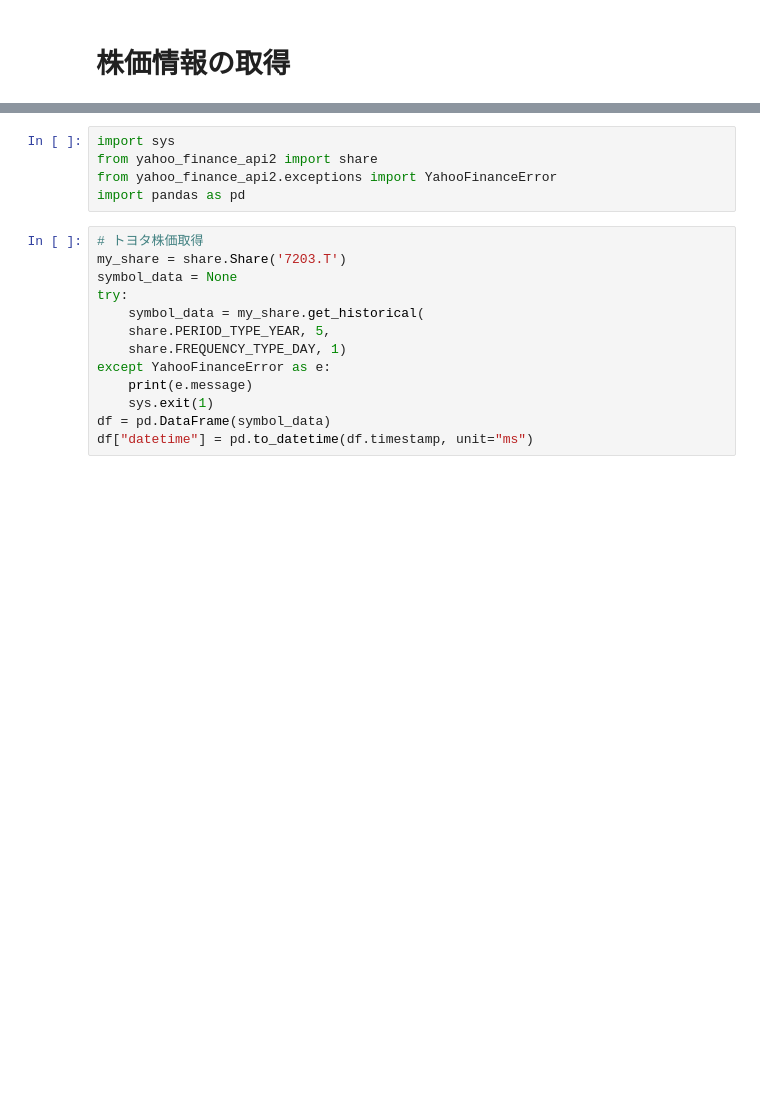
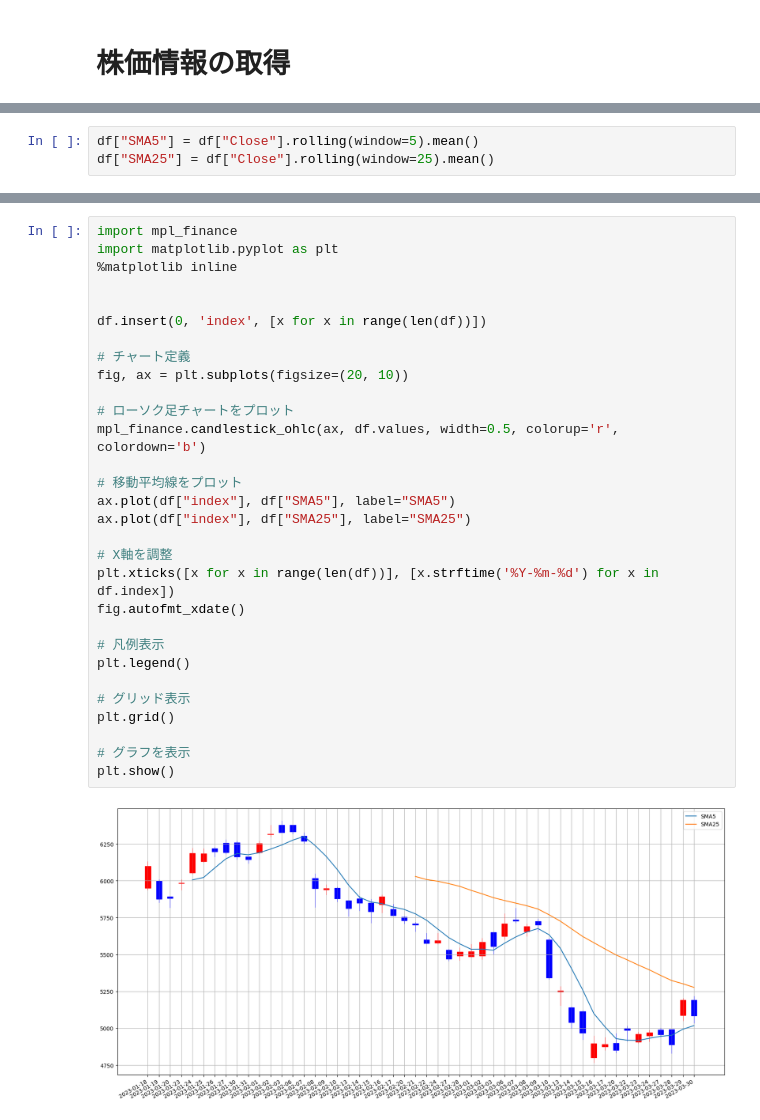
Before and after one commit to sakamototaisei/python_colab, a Jupyter notebook: PH_移動平均線_MACD_RSI.ipynb, the cells around one changed output, grey strips where cells are left out. Cells and saved outputs as stored; diff of their text form; blank space fills up the shorter version.

```diff
--- a/PH_移動平均線_MACD_RSI.ipynb
+++ b/PH_移動平均線_MACD_RSI.ipynb
@@ -4,0 +39,3 @@
+# %%
+df["SMA5"] = df["Close"].rolling(window=5).mean()
+df["SMA25"] = df["Close"].rolling(window=25).mean()
@@ -25,21 +75,35 @@ Successfully installed yahoo_finance_api2-0.0.12
-# %%
-import sys
-from yahoo_finance_api2 import share
-from yahoo_finance_api2.exceptions import YahooFinanceError
-import pandas as pd
-# %%
-# トヨタ株価取得
-my_share = share.Share('7203.T')
-symbol_data = None
-try:
-    symbol_data = my_share.get_historical(
-    share.PERIOD_TYPE_YEAR, 5,
-    share.FREQUENCY_TYPE_DAY, 1)
-except YahooFinanceError as e:
-    print(e.message)
-    sys.exit(1)
-df = pd.DataFrame(symbol_data)
-df["datetime"] = pd.to_datetime(df.timestamp, unit="ms")
+# %%
+import mpl_finance
+import matplotlib.pyplot as plt
+%matplotlib inline
+
+
+df.insert(0, 'index', [x for x in range(len(df))])
+
+# チャート定義
+fig, ax = plt.subplots(figsize=(20, 10))
+
+# ローソク足チャートをプロット
+mpl_finance.candlestick_ohlc(ax, df.values, width=0.5, colorup='r', colordown='b')
+
+# 移動平均線をプロット
+ax.plot(df["index"], df["SMA5"], label="SMA5")
+ax.plot(df["index"], df["SMA25"], label="SMA25")
+
+# X軸を調整
+plt.xticks([x for x in range(len(df))], [x.strftime('%Y-%m-%d') for x in df.index])
+fig.autofmt_xdate()
+
+# 凡例表示
+plt.legend()
+
+# グリッド表示
+plt.grid()
+
+# グラフを表示
+plt.show()
+# %% [output]
+[figure, added]
 # %%
 df.head()
 # %% [output]
```
Also changed, not shown: parts of 18 cells of this notebook.
